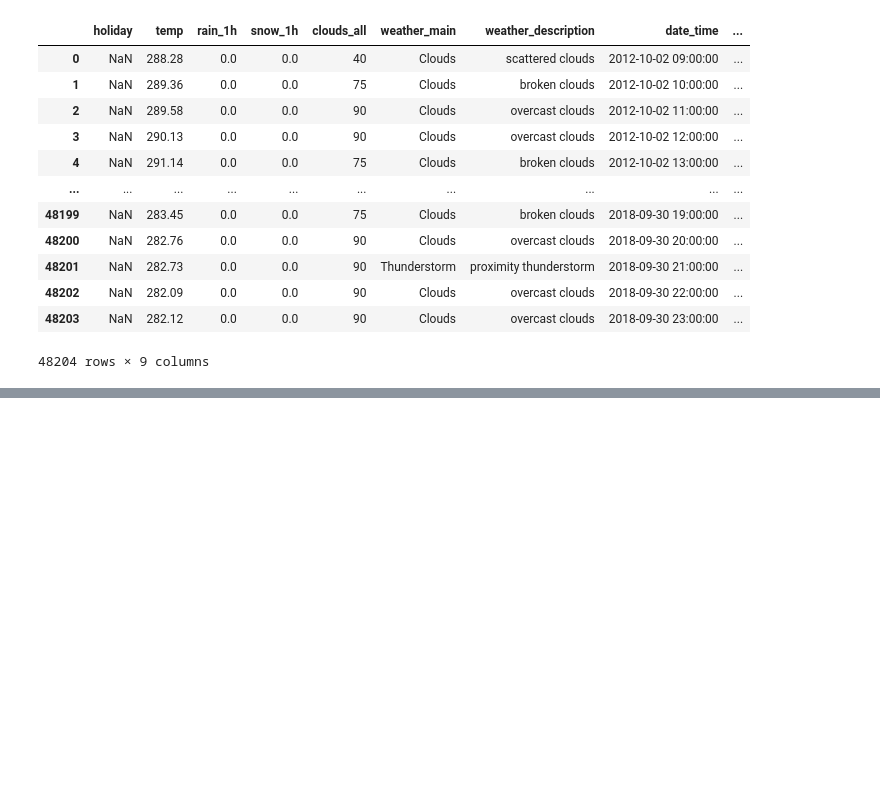
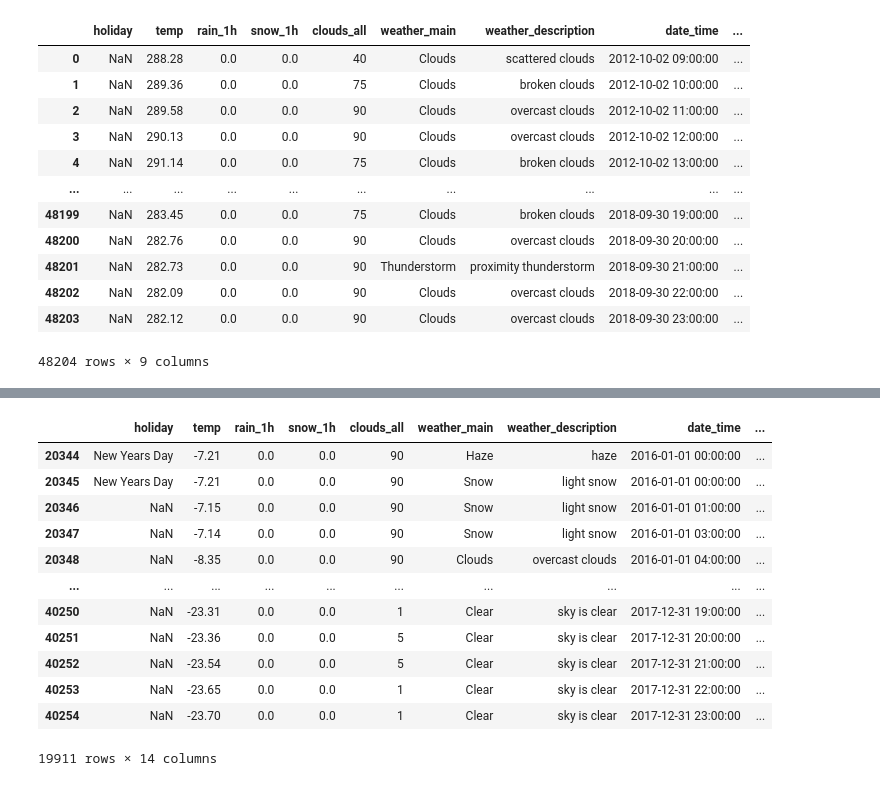
Before and after one commit to muratbek-kebtarum/ASDA_2025_Group_5_Portfolio, a Jupyter notebook: notebooks/week_08_group_5_notebook.ipynb, the cells around one changed output, grey strips where cells are left out. Drawn from its saved outputs; the diff is of its cells as text; code cells hidden in the pictures; blank space fills up the shorter version.

```diff
--- a/notebooks/week_08_group_5_notebook.ipynb
+++ b/notebooks/week_08_group_5_notebook.ipynb
@@ -19,0 +118,22 @@ df
+# %%
+df_filtered['temp'].describe().round(2)
+
+df_filtered['hour'] = df_filtered['date_time'].dt.hour
+df_filtered['hour_sin'] = np.sin(2 * np.pi * df_filtered['hour'] / 24)
+df_filtered['hour_cos'] = np.cos(2 * np.pi * df_filtered['hour'] / 24)
+
+df_filtered
+# %% [output]
+|  | holiday | temp | rain_1h | snow_1h | clouds_all | weather_main | weather_description | date_time | ... |
+| 20344 | New Years Day | -7.21 | 0.0 | 0.0 | 90 | Haze | haze | 2016-01-01 00:00:00 | ... |
+| 20345 | New Years Day | -7.21 | 0.0 | 0.0 | 90 | Snow | light snow | 2016-01-01 00:00:00 | ... |
+| 20346 | NaN | -7.15 | 0.0 | 0.0 | 90 | Snow | light snow | 2016-01-01 01:00:00 | ... |
+| 20347 | NaN | -7.14 | 0.0 | 0.0 | 90 | Snow | light snow | 2016-01-01 03:00:00 | ... |
+| 20348 | NaN | -8.35 | 0.0 | 0.0 | 90 | Clouds | overcast clouds | 2016-01-01 04:00:00 | ... |
+| ... | ... | ... | ... | ... | ... | ... | ... | ... | ... |
+| 40250 | NaN | -23.31 | 0.0 | 0.0 | 1 | Clear | sky is clear | 2017-12-31 19:00:00 | ... |
+| 40251 | NaN | -23.36 | 0.0 | 0.0 | 5 | Clear | sky is clear | 2017-12-31 20:00:00 | ... |
+| 40252 | NaN | -23.54 | 0.0 | 0.0 | 5 | Clear | sky is clear | 2017-12-31 21:00:00 | ... |
+| 40253 | NaN | -23.65 | 0.0 | 0.0 | 1 | Clear | sky is clear | 2017-12-31 22:00:00 | ... |
+| 40254 | NaN | -23.70 | 0.0 | 0.0 | 1 | Clear | sky is clear | 2017-12-31 23:00:00 | ... |
+19911 rows × 14 columns
```
Also changed, not shown: parts of 17 cells of this notebook, 2 other files.
